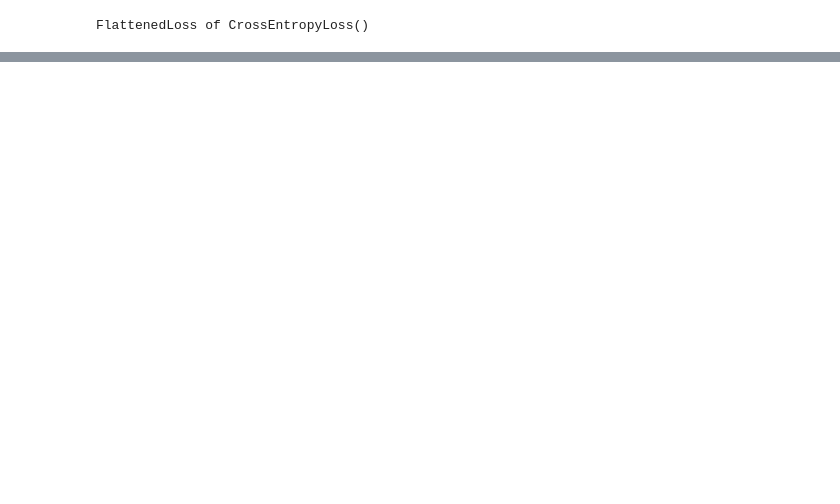
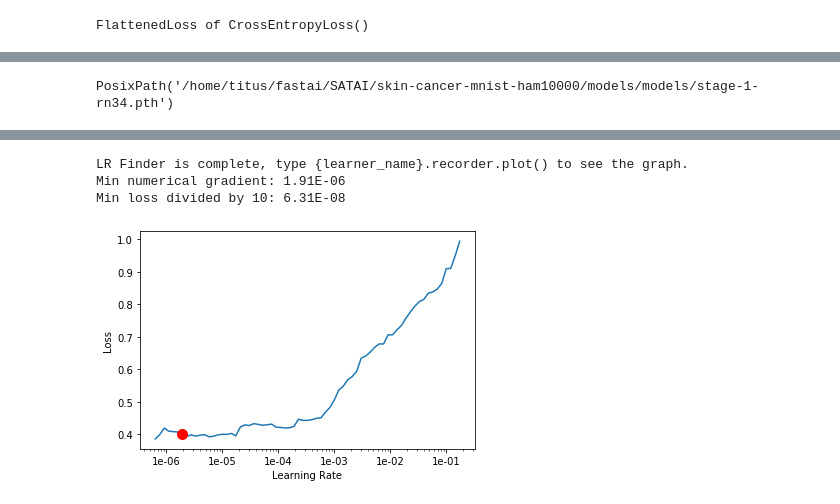
Before and after one commit to ProyectoMSAI/Melanoma_Recognizer, a Jupyter notebook: fastai-model.ipynb, the cells around one changed output, grey strips where cells are left out. Drawn from its saved outputs; the diff is of its cells as text; code cells hidden in the pictures; blank space fills up the shorter version.

```diff
--- a/fastai-model.ipynb
+++ b/fastai-model.ipynb
@@ -204,2 +244,4 @@ learner.fit_one_cycle(8, max_lr=slice(2e-3, 1e-2))
 # %%
-learner.save('stage-1-rn34')
+learner.save('stage-1-rn34', return_path=True)
+# %% [output]
+PosixPath('/home/titus/fastai/SATAI/skin-cancer-mnist-ham10000/models/models/stage-1-rn34.pth')
@@ -205,0 +254,4 @@ learner.save('stage-1-rn34')
+# %%
+learner.lr_find()
+learner.recorder.plot(suggestion=True)
+# %% [output]
@@ -205,0 +259,4 @@ learner.save('stage-1-rn34')
+LR Finder is complete, type {learner_name}.recorder.plot() to see the graph.
+Min numerical gradient: 1.91E-06
+Min loss divided by 10: 6.31E-08
+[figure, added]
```
Also changed, not shown: parts of 18 cells of this notebook.
